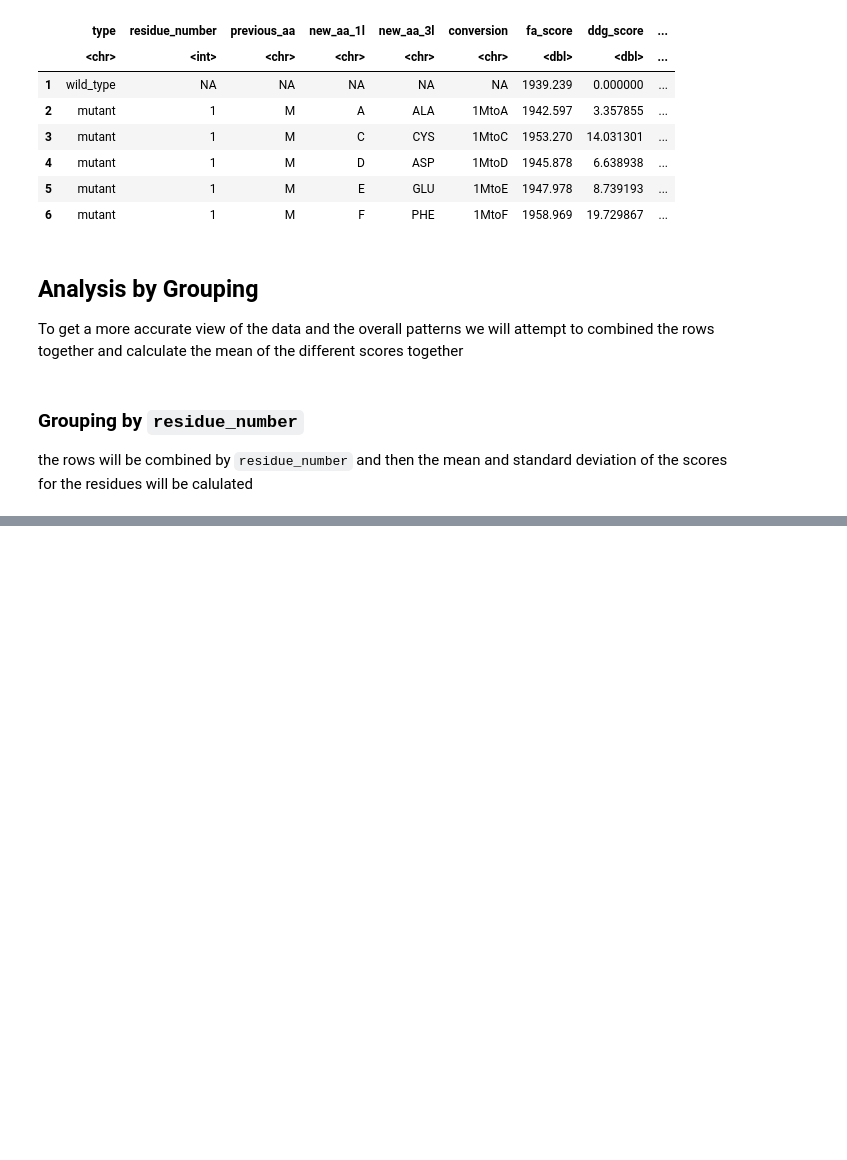
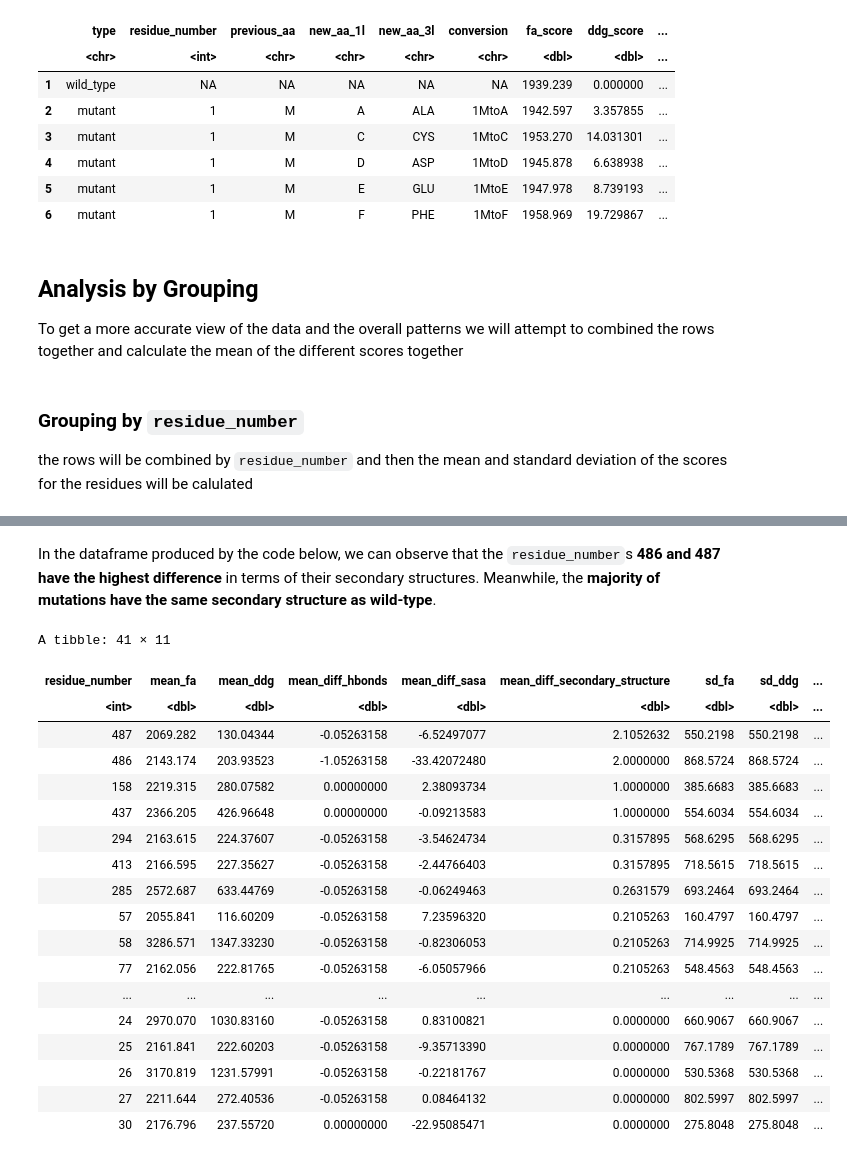
Before and after one commit to redradman/OneAAatATime, a Jupyter notebook: Analysis.ipynb, the cells around one changed output, grey strips where cells are left out. Saved outputs shown, nothing was run; the diff lists cells and outputs as text; code cells hidden in the pictures; blank space fills up the shorter version.

```diff
--- a/Analysis.ipynb
+++ b/Analysis.ipynb
@@ -101,0 +161,24 @@ A tibble: 491 × 11
+# %% [markdown]
+In the dataframe produced by the code below, we can observe that the `residue_number`s **486 and 487 have the highest difference** in terms of their secondary structures. Meanwhile, the **majority of mutations have the same secondary structure as wild-type**.
+# %%
+top_n_and_bottom_n(data_group_by_res_num, "mean_diff_secondary_structure", 20)
+# %% [output]
+A tibble: 41 × 11
+| residue_number | mean_fa | mean_ddg | mean_diff_hbonds | mean_diff_sasa | mean_diff_secondary_structure | sd_fa | sd_ddg | ... |
+| <int> | <dbl> | <dbl> | <dbl> | <dbl> | <dbl> | <dbl> | <dbl> | ... |
+| 487 | 2069.282 | 130.04344 | -0.05263158 | -6.52497077 | 2.1052632 | 550.2198 | 550.2198 | ... |
+| 486 | 2143.174 | 203.93523 | -1.05263158 | -33.42072480 | 2.0000000 | 868.5724 | 868.5724 | ... |
+| 158 | 2219.315 | 280.07582 | 0.00000000 | 2.38093734 | 1.0000000 | 385.6683 | 385.6683 | ... |
+| 437 | 2366.205 | 426.96648 | 0.00000000 | -0.09213583 | 1.0000000 | 554.6034 | 554.6034 | ... |
+| 294 | 2163.615 | 224.37607 | -0.05263158 | -3.54624734 | 0.3157895 | 568.6295 | 568.6295 | ... |
+| 413 | 2166.595 | 227.35627 | -0.05263158 | -2.44766403 | 0.3157895 | 718.5615 | 718.5615 | ... |
+| 285 | 2572.687 | 633.44769 | -0.05263158 | -0.06249463 | 0.2631579 | 693.2464 | 693.2464 | ... |
+| 57 | 2055.841 | 116.60209 | -0.05263158 | 7.23596320 | 0.2105263 | 160.4797 | 160.4797 | ... |
+| 58 | 3286.571 | 1347.33230 | -0.05263158 | -0.82306053 | 0.2105263 | 714.9925 | 714.9925 | ... |
+| 77 | 2162.056 | 222.81765 | -0.05263158 | -6.05057966 | 0.2105263 | 548.4563 | 548.4563 | ... |
+| ... | ... | ... | ... | ... | ... | ... | ... | ... |
+| 24 | 2970.070 | 1030.83160 | -0.05263158 | 0.83100821 | 0.0000000 | 660.9067 | 660.9067 | ... |
+| 25 | 2161.841 | 222.60203 | -0.05263158 | -9.35713390 | 0.0000000 | 767.1789 | 767.1789 | ... |
+| 26 | 3170.819 | 1231.57991 | -0.05263158 | -0.22181767 | 0.0000000 | 530.5368 | 530.5368 | ... |
+| 27 | 2211.644 | 272.40536 | -0.05263158 | 0.08464132 | 0.0000000 | 802.5997 | 802.5997 | ... |
+| 30 | 2176.796 | 237.55720 | 0.00000000 | -22.95085471 | 0.0000000 | 275.8048 | 275.8048 | ... |
```
Also changed, not shown: parts of 4 cells of this notebook.
